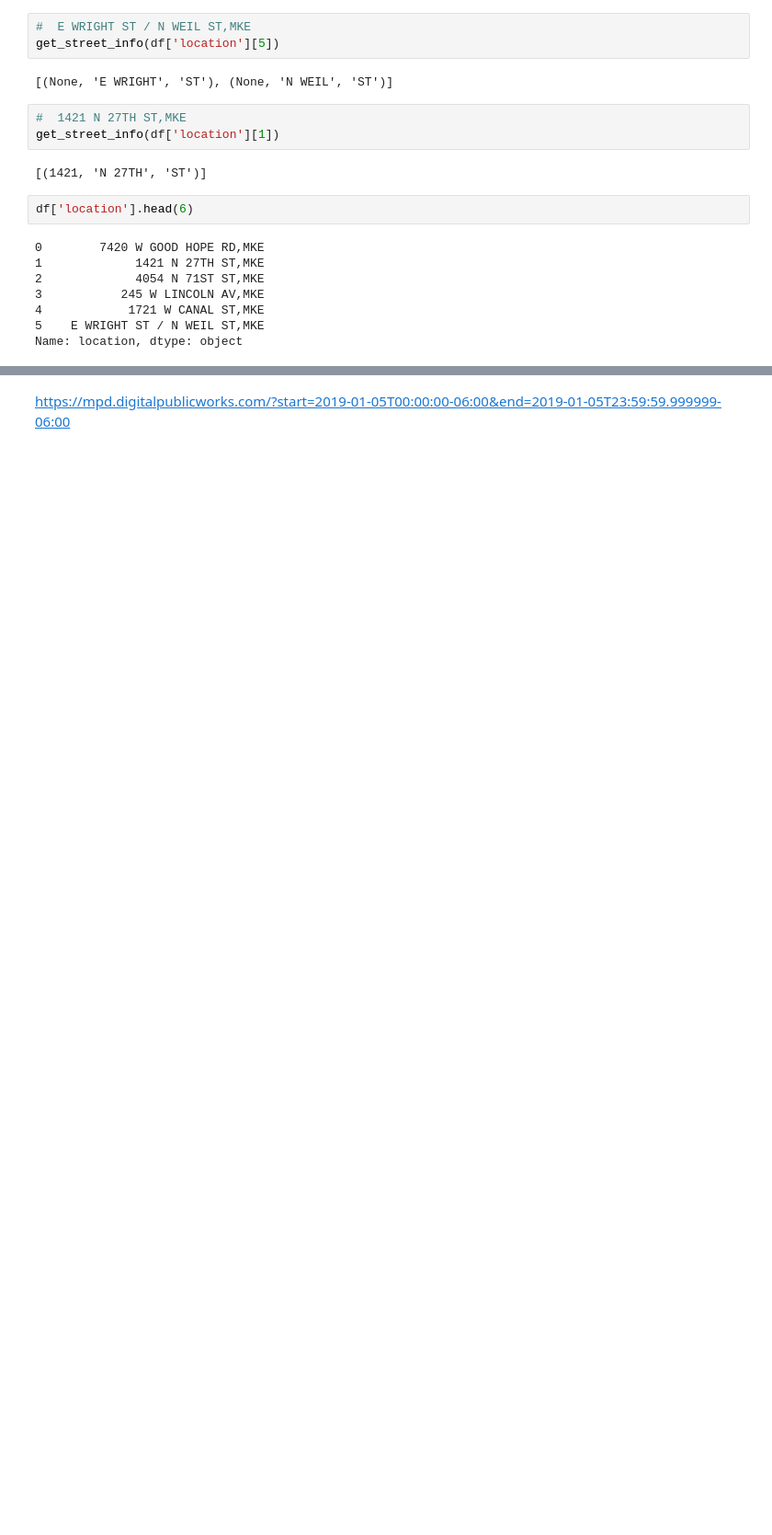
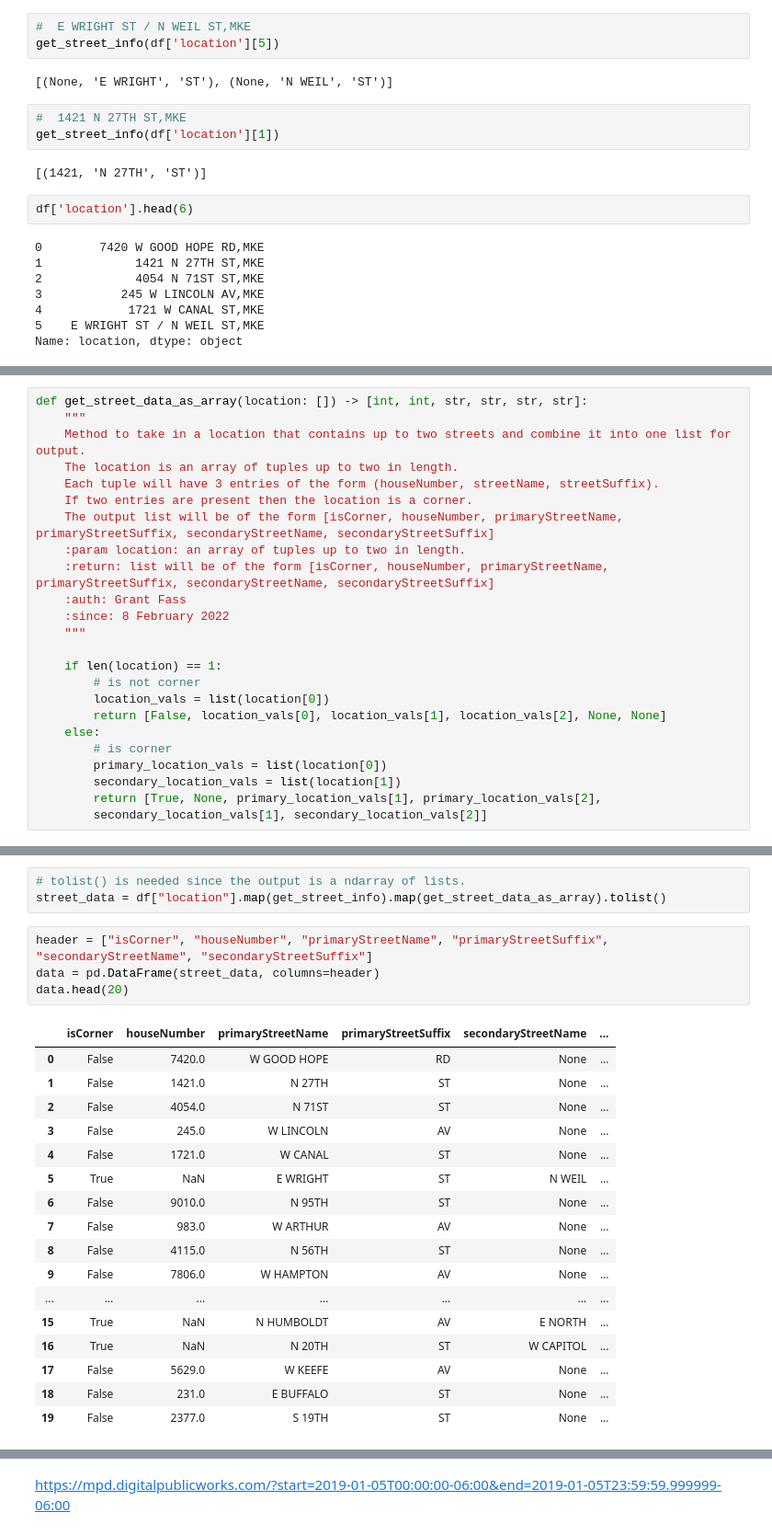
Before and after one commit to GrantFass/CS3300-FinalProject, a Jupyter notebook: CS 3300 011 Data Science Final Project.ipynb, the cells around one changed output, grey strips where cells are left out. Shown at 92% size. Saved outputs shown, nothing was run; the diff lists cells and outputs as text; blank space fills up the shorter version.

Commit message:
Update final project to extract location data and show number of null values

```diff
--- a/CS 3300 011 Data Science Final Project.ipynb
+++ b/CS 3300 011 Data Science Final Project.ipynb
@@ -469,0 +425,24 @@ data.head(20)
+# %%
+def get_street_data_as_array(location: []) -> [int, int, str, str, str, str]:
+    """
+    Method to take in a location that contains up to two streets and combine it into one list for output.
+    The location is an array of tuples up to two in length.
+    Each tuple will have 3 entries of the form (houseNumber, streetName, streetSuffix).
+    If two entries are present then the location is a corner.
+    The output list will be of the form [isCorner, houseNumber, primaryStreetName, primaryStreetSuffix, secondaryStreetName, secondaryStreetSuffix]
+    :param location: an array of tuples up to two in length.
+    :return: list will be of the form [isCorner, houseNumber, primaryStreetName, primaryStreetSuffix, secondaryStreetName, secondaryStreetSuffix]
+    :auth: Grant Fass
+    :since: 8 February 2022
+    """
+
+    if len(location) == 1:
+        # is not corner
+        location_vals = list(location[0])
+        return [False, location_vals[0], location_vals[1], location_vals[2], None, None]
+    else:
+        # is corner
+        primary_location_vals = list(location[0])
+        secondary_location_vals = list(location[1])
+        return [True, None, primary_location_vals[1], primary_location_vals[2],
+        secondary_location_vals[1], secondary_location_vals[2]]
@@ -469,0 +457,25 @@ data.head(20)
+# %%
+# tolist() is needed since the output is a ndarray of lists.
+street_data = df["location"].map(get_street_info).map(get_street_data_as_array).tolist()
+# %%
+header = ["isCorner", "houseNumber", "primaryStreetName", "primaryStreetSuffix", "secondaryStreetName", "secondaryStreetSuffix"]
+data = pd.DataFrame(street_data, columns=header)
+data.head(20)
+# %% [output]
+|  | isCorner | houseNumber | primaryStreetName | primaryStreetSuffix | secondaryStreetName | ... |
+| 0 | False | 7420.0 | W GOOD HOPE | RD | None | ... |
+| 1 | False | 1421.0 | N 27TH | ST | None | ... |
+| 2 | False | 4054.0 | N 71ST | ST | None | ... |
+| 3 | False | 245.0 | W LINCOLN | AV | None | ... |
+| 4 | False | 1721.0 | W CANAL | ST | None | ... |
+| 5 | True | NaN | E WRIGHT | ST | N WEIL | ... |
+| 6 | False | 9010.0 | N 95TH | ST | None | ... |
+| 7 | False | 983.0 | W ARTHUR | AV | None | ... |
+| 8 | False | 4115.0 | N 56TH | ST | None | ... |
+| 9 | False | 7806.0 | W HAMPTON | AV | None | ... |
+| ... | ... | ... | ... | ... | ... | ... |
+| 15 | True | NaN | N HUMBOLDT | AV | E NORTH | ... |
+| 16 | True | NaN | N 20TH | ST | W CAPITOL | ... |
+| 17 | False | 5629.0 | W KEEFE | AV | None | ... |
+| 18 | False | 231.0 | E BUFFALO | ST | None | ... |
+| 19 | False | 2377.0 | S 19TH | ST | None | ... |
```
Also changed, not shown: parts of 20 cells of this notebook.
